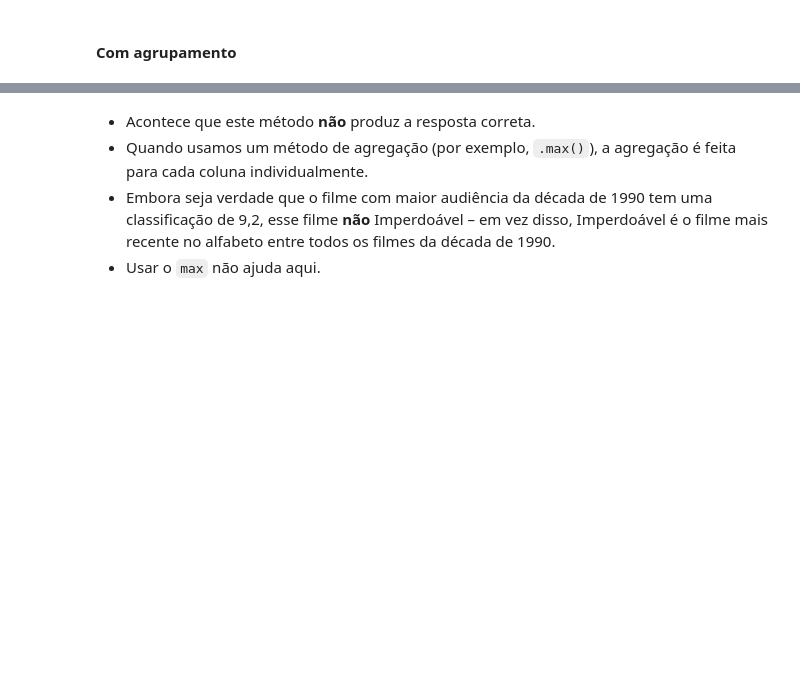
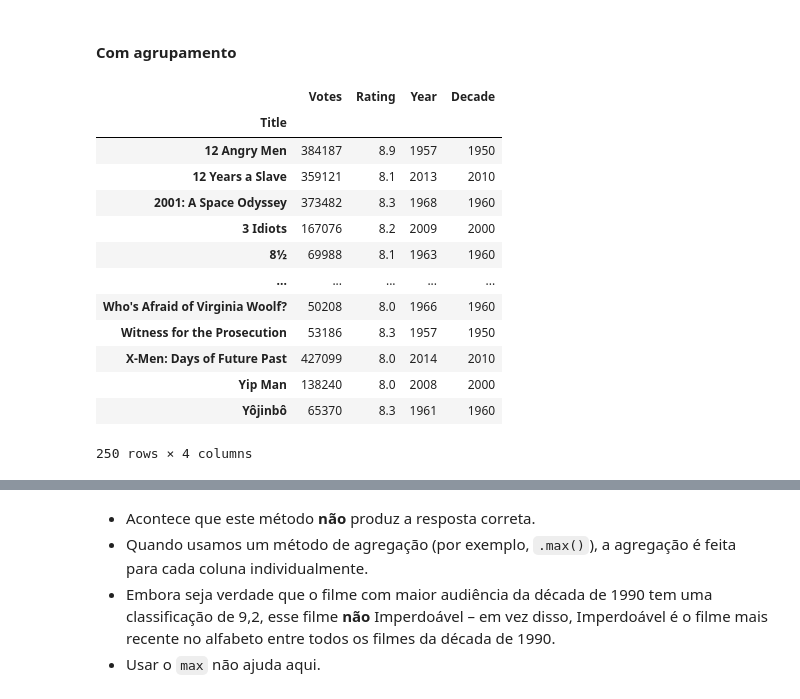
Before and after one commit to raphhax/FundamentosCienciaDados, a Jupyter notebook: Teorias/groupBy/groupBy.ipynb, the cells around one changed output, grey strips where cells are left out. Cells and saved outputs as stored; diff of their text form; code cells hidden in the pictures; blank space fills up the shorter version.

```diff
--- a/Teorias/groupBy/groupBy.ipynb
+++ b/Teorias/groupBy/groupBy.ipynb
@@ -752,4 +760,22 @@ imdb[imdb.get('Decade') == 1990].sort_values('Rating', ascending=False).index[0]
 _Nota:_ O comando para extrair o índice de um DataFrame é `.index` - sem parênteses! Isso é diferente da maneira como extraímos colunas, com `.get()`, porque o índice não é uma coluna.
 # %% [markdown]
 #### Com agrupamento
+# %%
+#imdb[imdb.get('Year')==2010]
+imdb.groupby('Title').max()
+# %% [output]
+|  | Votes | Rating | Year | Decade |
+| Title |  |  |  |  |
+| 12 Angry Men | 384187 | 8.9 | 1957 | 1950 |
+| 12 Years a Slave | 359121 | 8.1 | 2013 | 2010 |
+| 2001: A Space Odyssey | 373482 | 8.3 | 1968 | 1960 |
+| 3 Idiots | 167076 | 8.2 | 2009 | 2000 |
+| 8½ | 69988 | 8.1 | 1963 | 1960 |
+| ... | ... | ... | ... | ... |
+| Who's Afraid of Virginia Woolf? | 50208 | 8.0 | 1966 | 1960 |
+| Witness for the Prosecution | 53186 | 8.3 | 1957 | 1950 |
+| X-Men: Days of Future Past | 427099 | 8.0 | 2014 | 2010 |
+| Yip Man | 138240 | 8.0 | 2008 | 2000 |
+| Yôjinbô | 65370 | 8.3 | 1961 | 1960 |
+250 rows × 4 columns
 # %%
```
Also changed, not shown: parts of 9 cells of this notebook, 2 other files.
